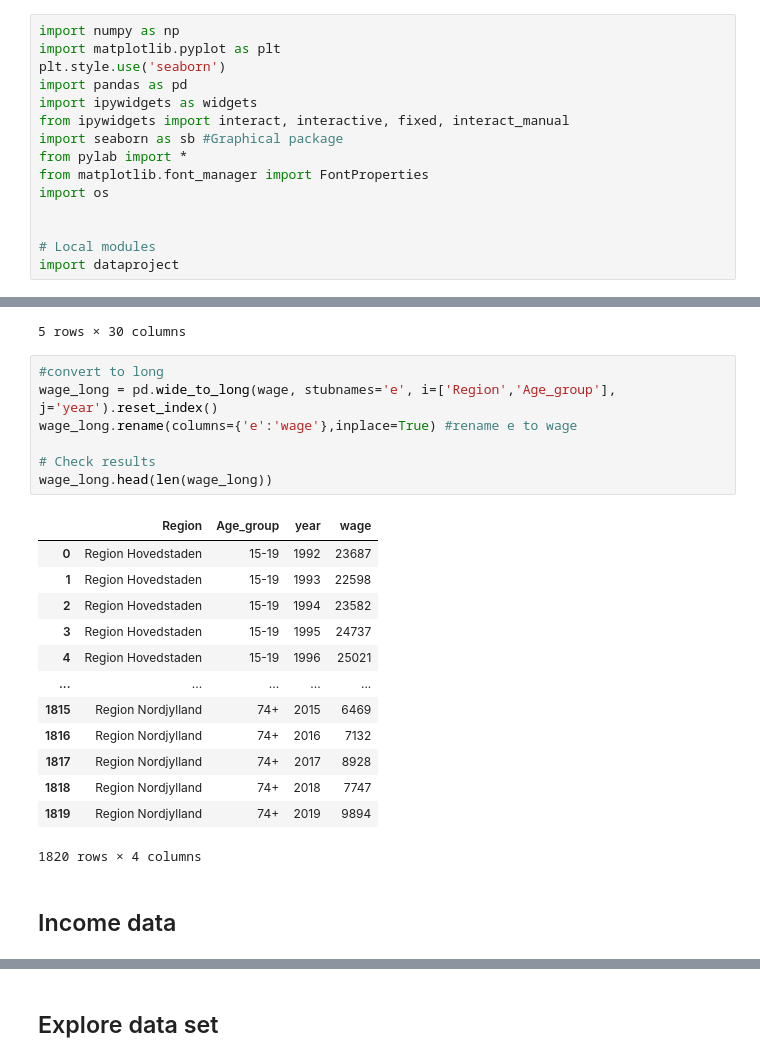
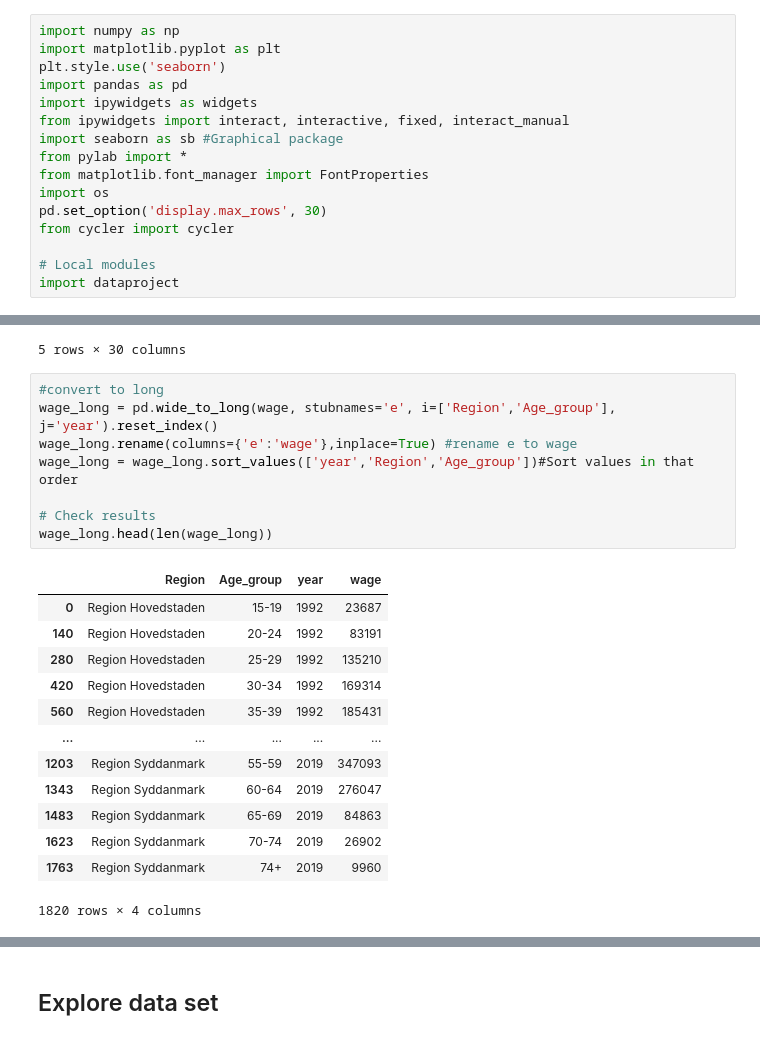
Before and after one commit to AskerNC/projects-2021-stressfaktoren, a Jupyter notebook: dataproject/dataproject.ipynb, the cells around one changed output, grey strips where cells are left out. Saved outputs shown, nothing was run; the diff lists cells and outputs as text.

```diff
--- a/dataproject/dataproject.ipynb
+++ b/dataproject/dataproject.ipynb
@@ -20,7 +20,8 @@ import seaborn as sb #Graphical package
 from pylab import *
 from matplotlib.font_manager import FontProperties
 import os
-
+pd.set_option('display.max_rows', 30)
+from cycler import cycler
 
 # Local modules
 import dataproject
@@ -146,23 +149,22 @@ wage.head()
 # %%
 #convert to long
 wage_long = pd.wide_to_long(wage, stubnames='e', i=['Region','Age_group'], j='year').reset_index()
 wage_long.rename(columns={'e':'wage'},inplace=True) #rename e to wage
+wage_long = wage_long.sort_values(['year','Region','Age_group'])#Sort values in that order
 
 # Check results
 wage_long.head(len(wage_long))
 # %% [output]
 |  | Region | Age_group | year | wage |
 | 0 | Region Hovedstaden | 15-19 | 1992 | 23687 |
-| 1 | Region Hovedstaden | 15-19 | 1993 | 22598 |
-| 2 | Region Hovedstaden | 15-19 | 1994 | 23582 |
-| 3 | Region Hovedstaden | 15-19 | 1995 | 24737 |
-| 4 | Region Hovedstaden | 15-19 | 1996 | 25021 |
+| 140 | Region Hovedstaden | 20-24 | 1992 | 83191 |
+| 280 | Region Hovedstaden | 25-29 | 1992 | 135210 |
+| 420 | Region Hovedstaden | 30-34 | 1992 | 169314 |
+| 560 | Region Hovedstaden | 35-39 | 1992 | 185431 |
 | ... | ... | ... | ... | ... |
-| 1815 | Region Nordjylland | 74+ | 2015 | 6469 |
-| 1816 | Region Nordjylland | 74+ | 2016 | 7132 |
-| 1817 | Region Nordjylland | 74+ | 2017 | 8928 |
-| 1818 | Region Nordjylland | 74+ | 2018 | 7747 |
-| 1819 | Region Nordjylland | 74+ | 2019 | 9894 |
+| 1203 | Region Syddanmark | 55-59 | 2019 | 347093 |
+| 1343 | Region Syddanmark | 60-64 | 2019 | 276047 |
+| 1483 | Region Syddanmark | 65-69 | 2019 | 84863 |
+| 1623 | Region Syddanmark | 70-74 | 2019 | 26902 |
+| 1763 | Region Syddanmark | 74+ | 2019 | 9960 |
 1820 rows × 4 columns
-# %% [markdown]
-## Income data
```
Also changed, not shown: parts of 28 cells of this notebook.
